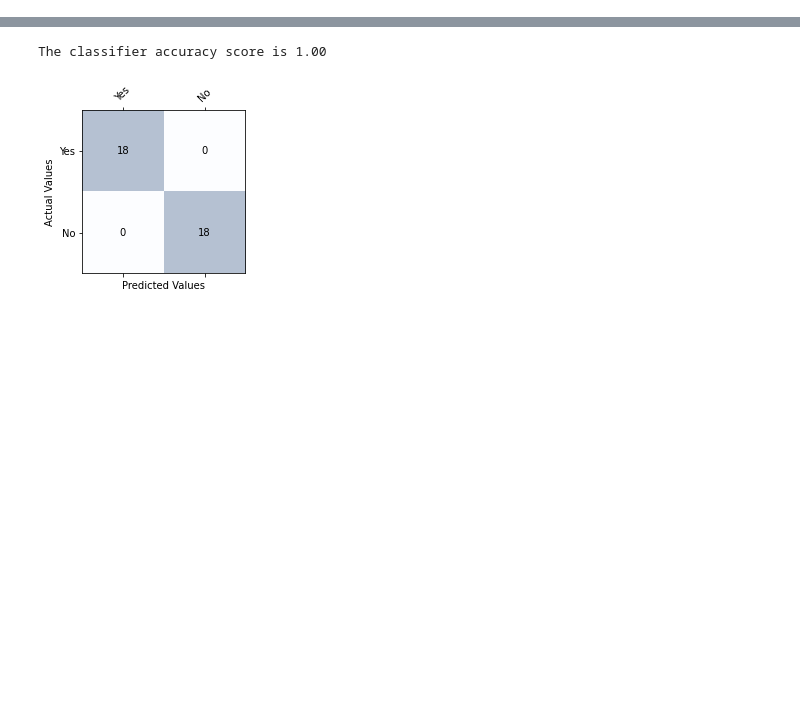
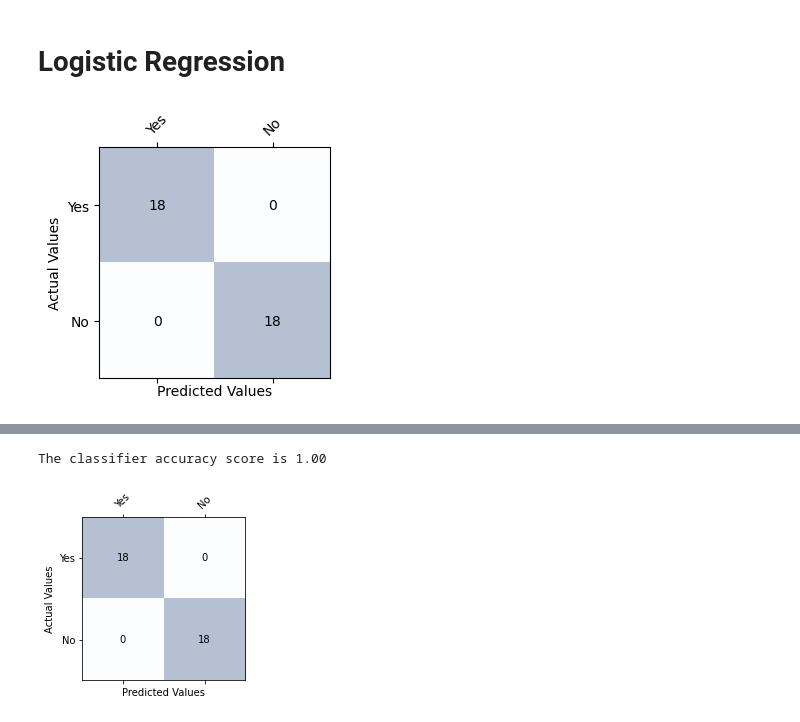
Before and after one commit to shawnhuyiwen/MLAssignment1, a Jupyter notebook: Assignment1.ipynb, the cells around one changed output, grey strips where cells are left out. Cells and saved outputs as stored; diff of their text form; code cells hidden in the pictures; blank space fills up the shorter version.

Commit message:
Logistic Regression done

```diff
--- a/Assignment1.ipynb
+++ b/Assignment1.ipynb
@@ -40,3 +40,26 @@ nrpo_df_diagnosis = nrpo_df['Decision: Nephritis of renal pelvis origin']
 # %%
 iub_df_features_train, iub_df_features_test, iub_df_diagnosis_train, iub_df_diagnosis_test = train_test_split(features, iub_df_diagnosis, test_size=0.3, random_state=1, stratify=iub_df_diagnosis)
 nrpo_df_features_train, nrpo_df_features_test, nrpo_df_diagnosis_train, nrpo_df_diagnosis_test = train_test_split(features, nrpo_df_diagnosis, test_size=0.3, random_state=1, stratify=nrpo_df_diagnosis)
+# %% [markdown]
+# Logistic Regression
+# %%
+from sklearn.linear_model import LogisticRegression
+from sklearn.metrics import confusion_matrix, classification_report
+
+clf = LogisticRegression(random_state=0)
+iub_pred = clf.fit(iub_df_features_train,iub_df_diagnosis_train).predict(iub_df_features_test)
+cm = confusion_matrix(iub_df_diagnosis_test, iub_pred)
+# Plot confusion matrix,
+fig, ax = plt.subplots(figsize=(3, 3))
+ax.matshow(cm, cmap=plt.cm.Blues, alpha=0.3)
+for i in range(cm.shape[0]):
+    for j in range(cm.shape[1]):
+         ax.text(x=j, y=i, s=cm[i, j], va='center', ha='center')
+classes=["Yes","No"]
+tick_marks = np.arange(len(classes))
+plt.xticks(tick_marks, classes, rotation=45)
+plt.yticks(tick_marks, classes)
+plt.xlabel('Predicted Values', )
+plt.ylabel('Actual Values');
+# %% [output]
+[figure, added]
```
Also changed, not shown: parts of 5 cells of this notebook.
